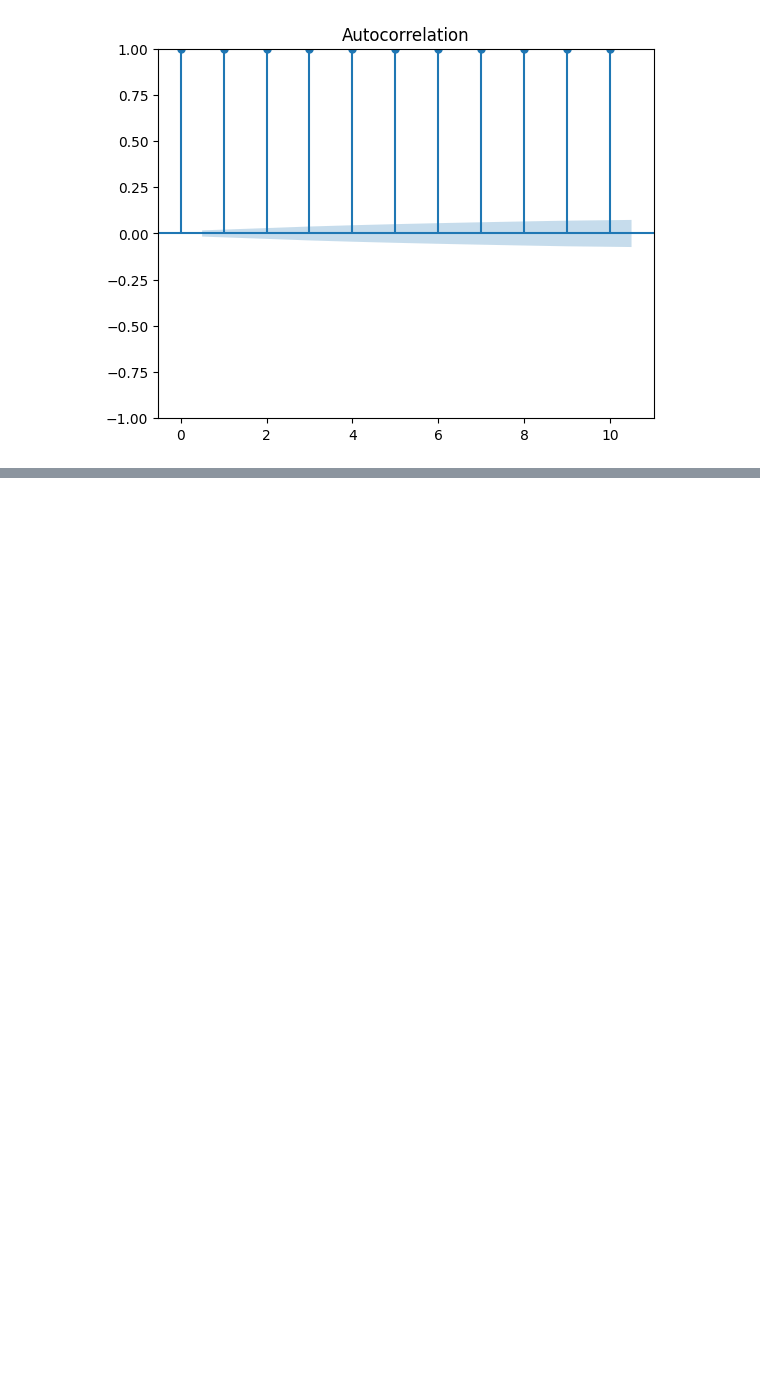
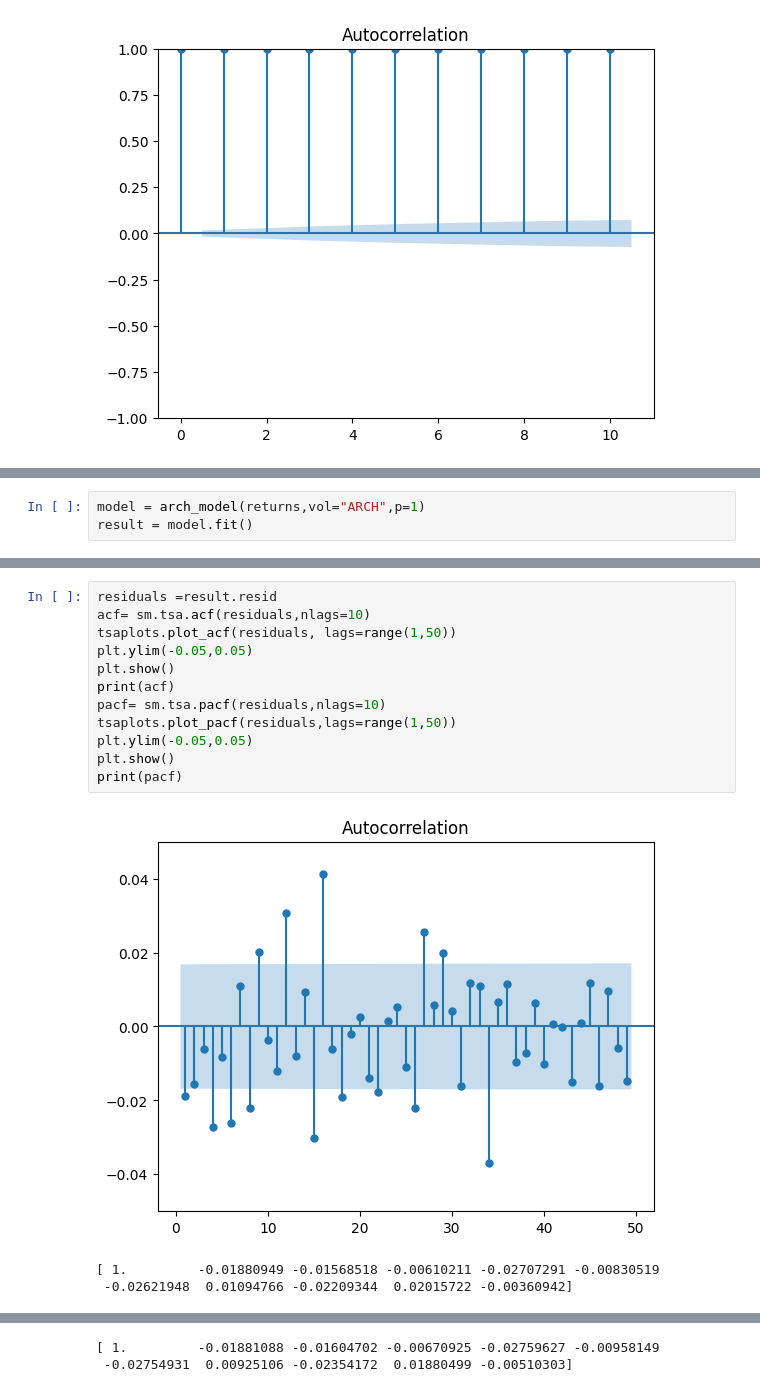
Before and after one commit to TheNoobGoda/time_series_project, a Jupyter notebook: yahoo_stock.ipynb, the cells around one changed output, grey strips where cells are left out. Drawn from its saved outputs; the diff is of its cells as text; blank space fills up the shorter version.

```diff
--- a/yahoo_stock.ipynb
+++ b/yahoo_stock.ipynb
@@ -347,0 +400,3 @@ plt.show()
+# %%
+model = arch_model(returns,vol="ARCH",p=1)
+result = model.fit()
@@ -347,0 +416,16 @@ plt.show()
+# %%
+residuals =result.resid
+acf= sm.tsa.acf(residuals,nlags=10)
+tsaplots.plot_acf(residuals, lags=range(1,50))
+plt.ylim(-0.05,0.05)
+plt.show()
+print(acf)
+pacf= sm.tsa.pacf(residuals,nlags=10)
+tsaplots.plot_pacf(residuals,lags=range(1,50))
+plt.ylim(-0.05,0.05)
+plt.show()
+print(pacf)
+# %% [output]
+[figure, added]
+[ 1.         -0.01880949 -0.01568518 -0.00610211 -0.02707291 -0.00830519
+ -0.02621948  0.01094766 -0.02209344  0.02015722 -0.00360942]
@@ -347,0 +433,2 @@ plt.show()
+[ 1.         -0.01881088 -0.01604702 -0.00670925 -0.02759627 -0.00958149
+ -0.02754931  0.00925106 -0.02354172  0.01880499 -0.00510303]
```
Also changed, not shown: parts of 30 cells of this notebook, 1 other file.
